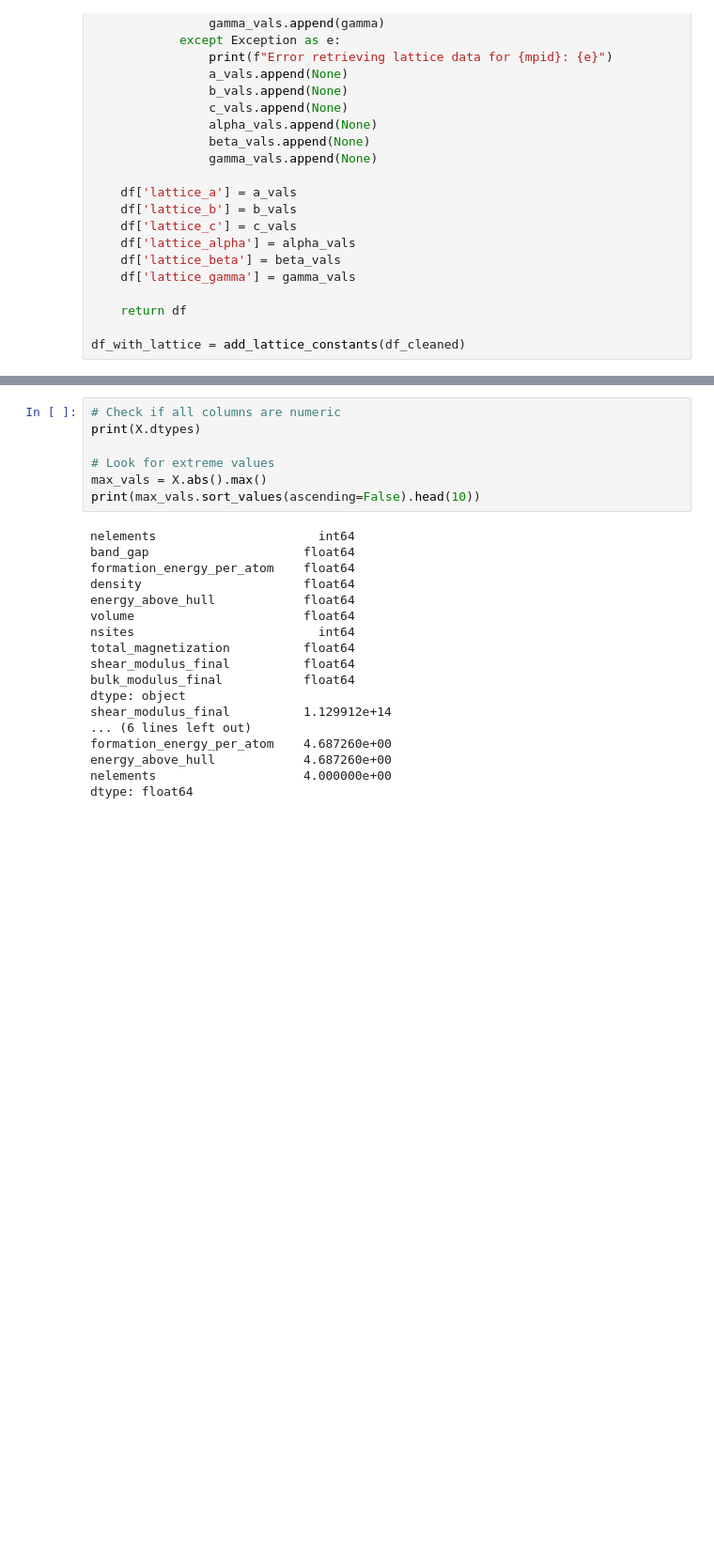
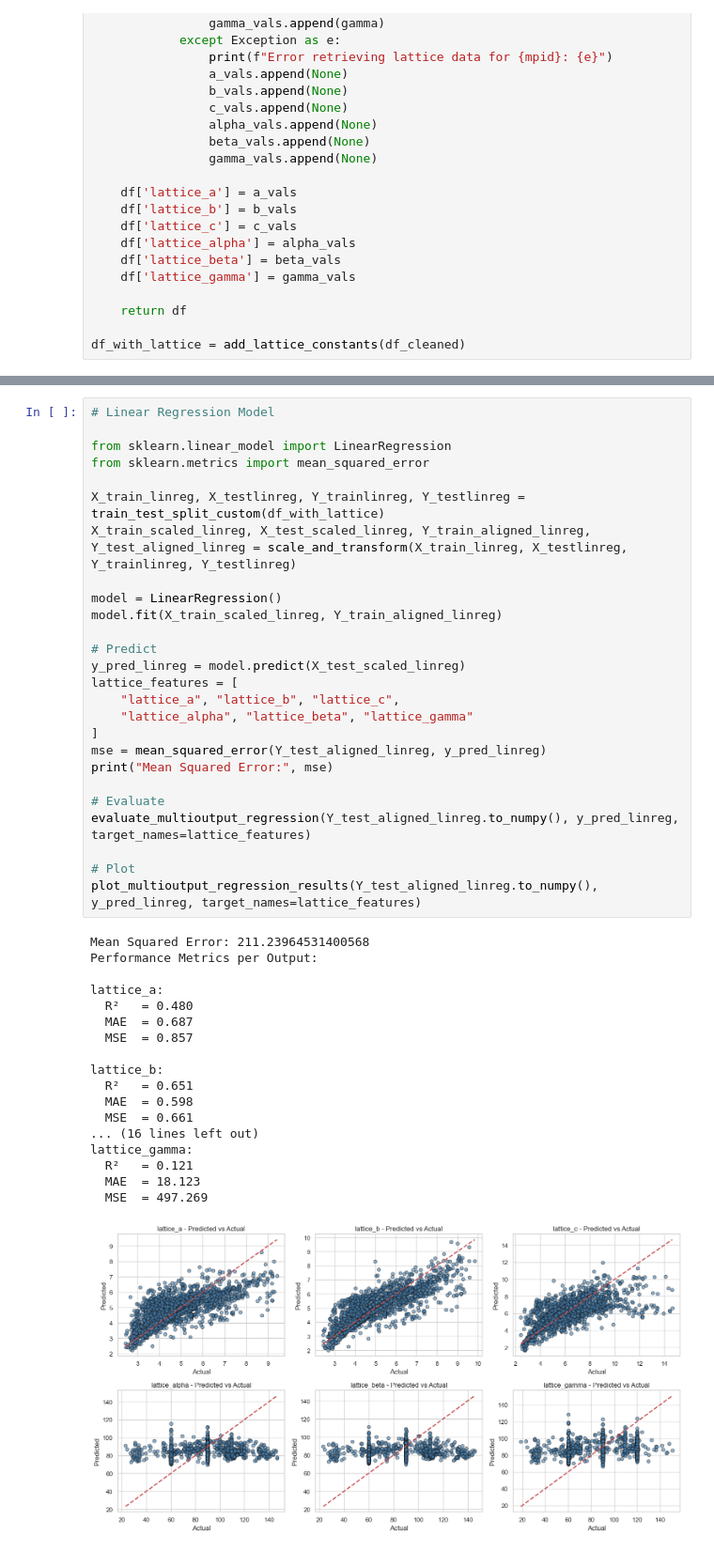
Before and after one commit to mylesgrxnt/CrystalClassification, a Jupyter notebook: proj.ipynb, the cells around one changed output, grey strips where cells are left out. Shown at 94% size. Cells and saved outputs as stored; diff of their text form; blank space fills up the shorter version.

```diff
--- a/proj.ipynb
+++ b/proj.ipynb
@@ -374,25 +334,45 @@ dtype: object
-# %%
-# Check if all columns are numeric
-print(X.dtypes)
-
-# Look for extreme values
-max_vals = X.abs().max()
-print(max_vals.sort_values(ascending=False).head(10))
-# %% [output]
-nelements                      int64
-band_gap                     float64
-formation_energy_per_atom    float64
-density                      float64
-energy_above_hull            float64
-volume                       float64
-nsites                         int64
-total_magnetization          float64
-shear_modulus_final          float64
-bulk_modulus_final           float64
-dtype: object
-shear_modulus_final          1.129912e+14
-... (6 lines left out)
-formation_energy_per_atom    4.687260e+00
-energy_above_hull            4.687260e+00
-nelements                    4.000000e+00
-dtype: float64
+# %%
+# Linear Regression Model
+
+from sklearn.linear_model import LinearRegression
+from sklearn.metrics import mean_squared_error
+
+X_train_linreg, X_testlinreg, Y_trainlinreg, Y_testlinreg = train_test_split_custom(df_with_lattice)
+X_train_scaled_linreg, X_test_scaled_linreg, Y_train_aligned_linreg, Y_test_aligned_linreg = scale_and_transform(X_train_linreg, X_testlinreg, Y_trainlinreg, Y_testlinreg)
+
+model = LinearRegression()
+model.fit(X_train_scaled_linreg, Y_train_aligned_linreg)
+
+# Predict
+y_pred_linreg = model.predict(X_test_scaled_linreg)
+lattice_features = [
+    "lattice_a", "lattice_b", "lattice_c",
+    "lattice_alpha", "lattice_beta", "lattice_gamma"
+]
+mse = mean_squared_error(Y_test_aligned_linreg, y_pred_linreg)
+print("Mean Squared Error:", mse)
+
+# Evaluate
+evaluate_multioutput_regression(Y_test_aligned_linreg.to_numpy(), y_pred_linreg, target_names=lattice_features)
+
+# Plot
+plot_multioutput_regression_results(Y_test_aligned_linreg.to_numpy(), y_pred_linreg, target_names=lattice_features)
+# %% [output]
+Mean Squared Error: 211.23964531400568
+Performance Metrics per Output:
+
+lattice_a:
+  R²   = 0.480
+  MAE  = 0.687
+  MSE  = 0.857
+
+lattice_b:
+  R²   = 0.651
+  MAE  = 0.598
+  MSE  = 0.661
+... (16 lines left out)
+lattice_gamma:
+  R²   = 0.121
+  MAE  = 18.123
+  MSE  = 497.269
+[figure, added]
```
Also changed, not shown: parts of 10 cells of this notebook.
